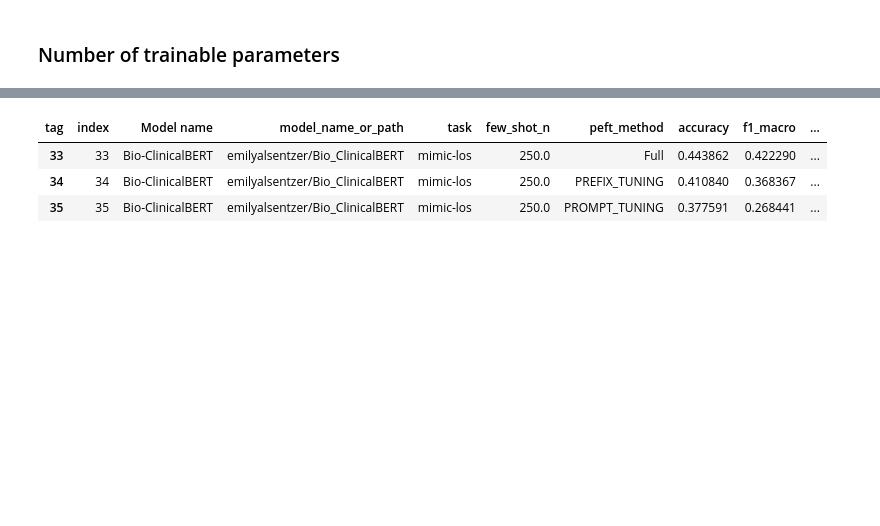
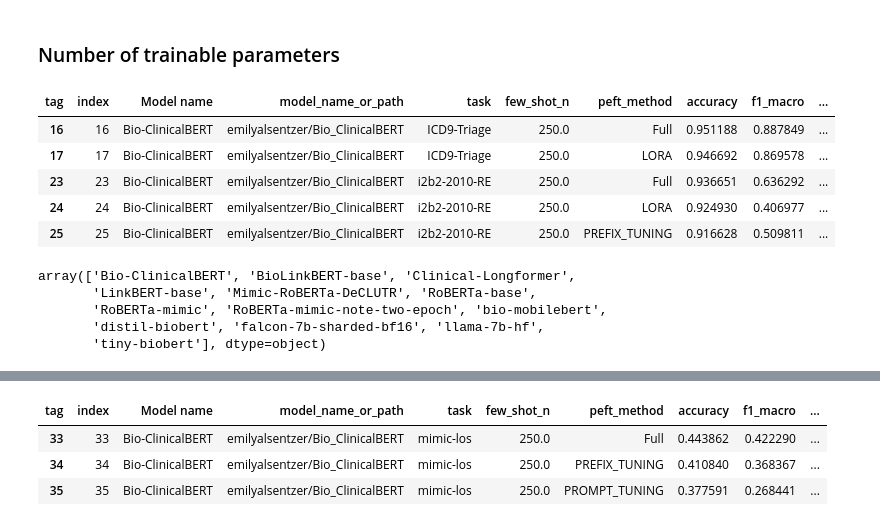
Before and after one commit to nlpie-research/efficient-ml, a Jupyter notebook: notebooks/load_tb_files.ipynb, the cells around one changed output, grey strips where cells are left out. Saved outputs shown, nothing was run; the diff lists cells and outputs as text; code cells hidden in the pictures; blank space fills up the shorter version.

```diff
--- a/notebooks/load_tb_files.ipynb
+++ b/notebooks/load_tb_files.ipynb
@@ -613,6 +611,23 @@ for metric in metrics:
 [figure]
 # %% [markdown]
 ### Number of trainable parameters
+# %%
+plot_df.head()
+# %% [output]
+| tag | index | Model name | model_name_or_path | task | few_shot_n | peft_method | accuracy | f1_macro | ... |
+| 16 | 16 | Bio-ClinicalBERT | emilyalsentzer/Bio_ClinicalBERT | ICD9-Triage | 250.0 | Full | 0.951188 | 0.887849 | ... |
+| 17 | 17 | Bio-ClinicalBERT | emilyalsentzer/Bio_ClinicalBERT | ICD9-Triage | 250.0 | LORA | 0.946692 | 0.869578 | ... |
+| 23 | 23 | Bio-ClinicalBERT | emilyalsentzer/Bio_ClinicalBERT | i2b2-2010-RE | 250.0 | Full | 0.936651 | 0.636292 | ... |
+| 24 | 24 | Bio-ClinicalBERT | emilyalsentzer/Bio_ClinicalBERT | i2b2-2010-RE | 250.0 | LORA | 0.924930 | 0.406977 | ... |
+| 25 | 25 | Bio-ClinicalBERT | emilyalsentzer/Bio_ClinicalBERT | i2b2-2010-RE | 250.0 | PREFIX_TUNING | 0.916628 | 0.509811 | ... |
+# %%
+cls_results_df["Model name"].unique()
+# %% [output]
+array(['Bio-ClinicalBERT', 'BioLinkBERT-base', 'Clinical-Longformer',
+       'LinkBERT-base', 'Mimic-RoBERTa-DeCLUTR', 'RoBERTa-base',
+       'RoBERTa-mimic', 'RoBERTa-mimic-note-two-epoch', 'bio-mobilebert',
+       'distil-biobert', 'falcon-7b-sharded-bf16', 'llama-7b-hf',
+       'tiny-biobert'], dtype=object)
 # %%
 plot_df = cls_results_df.loc[cls_results_df['few_shot_n'] > 200].copy()
 plot_df =  plot_df.loc[plot_df['task'] != 'mednli']
```
Also changed, not shown: parts of 4 cells of this notebook, 11 other files.
